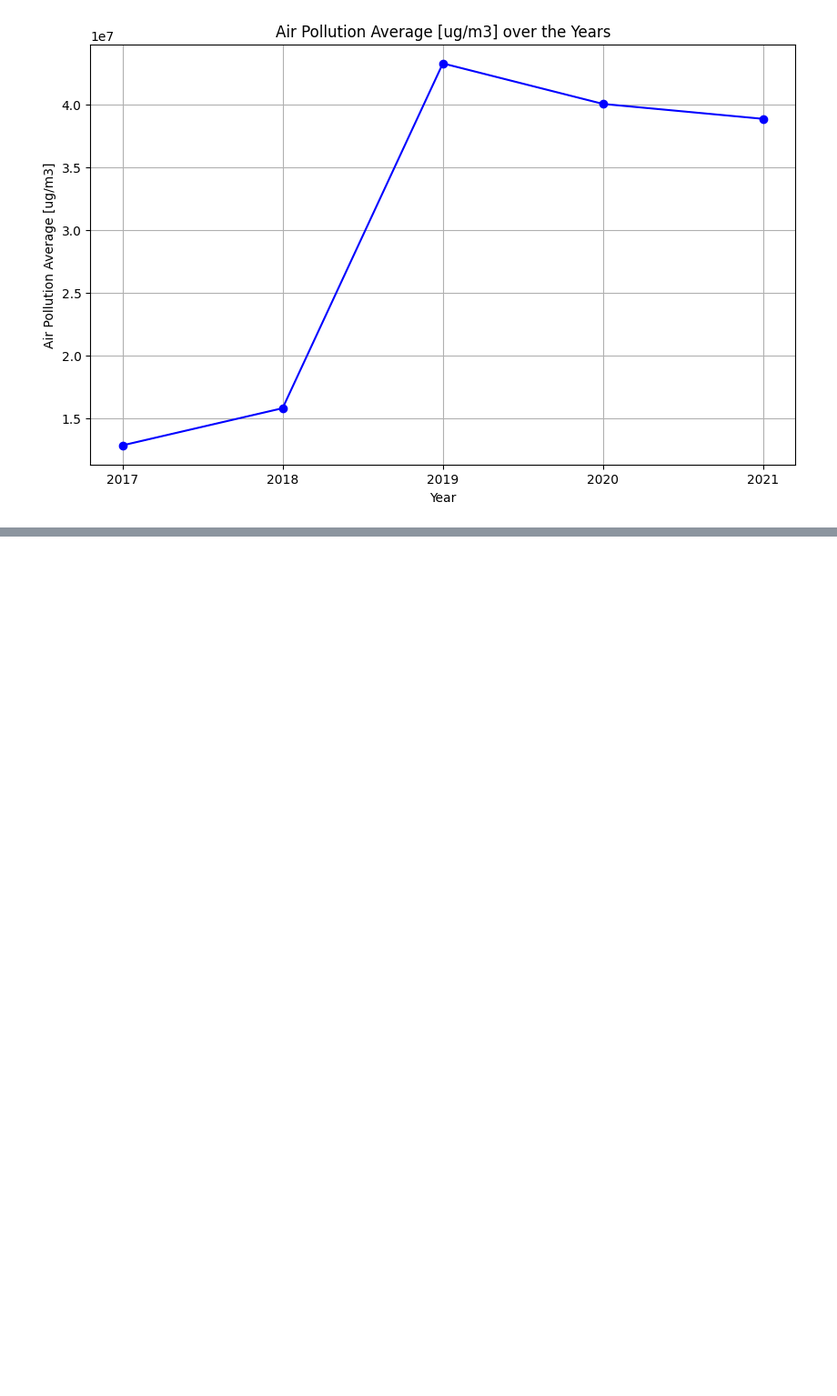
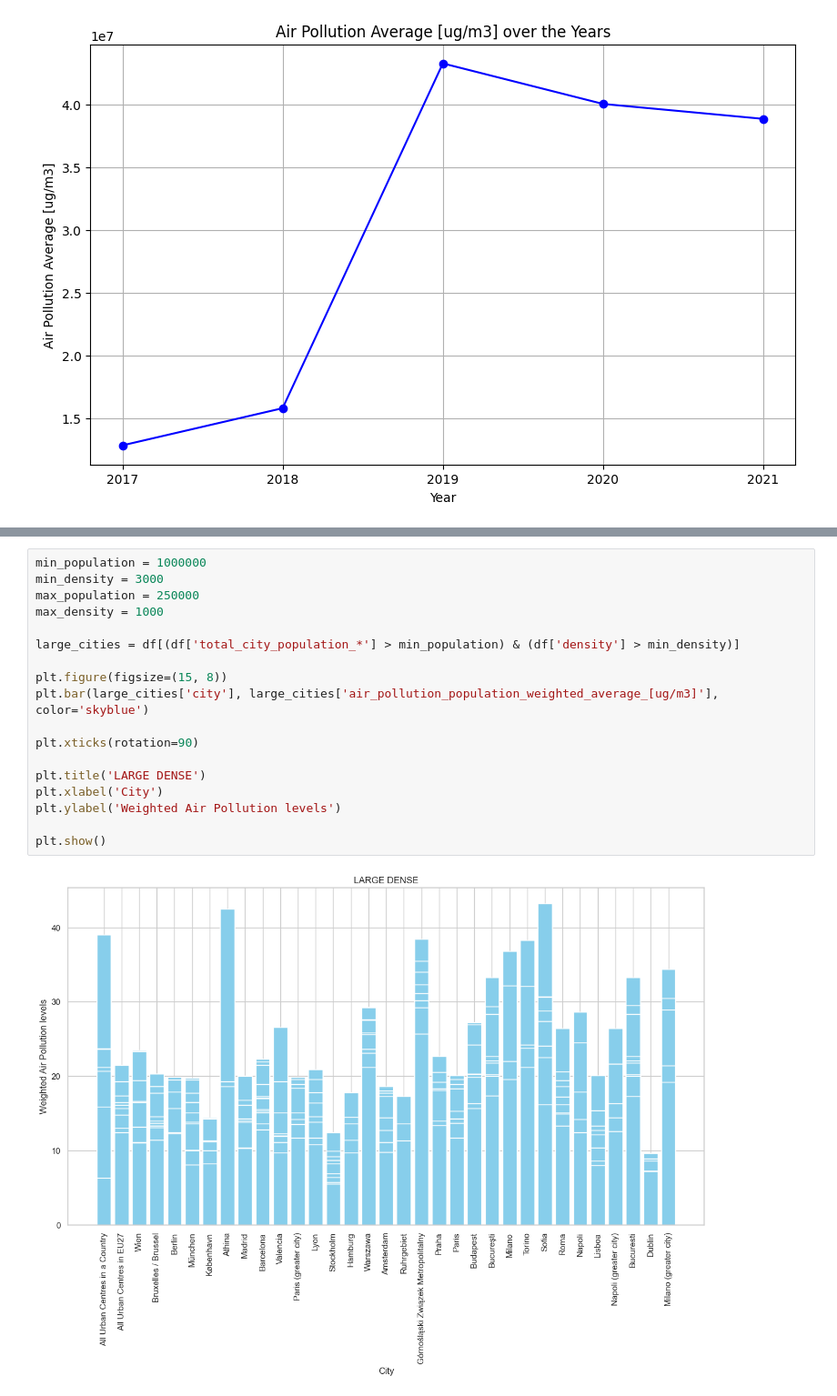
Before and after one commit to mauurits/ironhack_gpw3, a Jupyter notebook: notebooks/notebook_konstantin_gpw3.ipynb, the cells around one changed output, grey strips where cells are left out. Shown at 91% size. Drawn from its saved outputs; the diff is of its cells as text; blank space fills up the shorter version.

```diff
--- a/notebooks/notebook_konstantin_gpw3.ipynb
+++ b/notebooks/notebook_konstantin_gpw3.ipynb
@@ -157,0 +170,20 @@ plt.show()
+# %%
+min_population = 1000000
+min_density = 3000
+max_population = 250000
+max_density = 1000
+
+large_cities = df[(df['total_city_population_*'] > min_population) & (df['density'] > min_density)]
+
+plt.figure(figsize=(15, 8))
+plt.bar(large_cities['city'], large_cities['air_pollution_population_weighted_average_[ug/m3]'], color='skyblue')
+
+plt.xticks(rotation=90)
+
+plt.title('LARGE DENSE')
+plt.xlabel('City')
+plt.ylabel('Weighted Air Pollution levels')
+
+plt.show()
+# %% [output]
+[figure, added]
```
Also changed, not shown: parts of 19 cells of this notebook.
